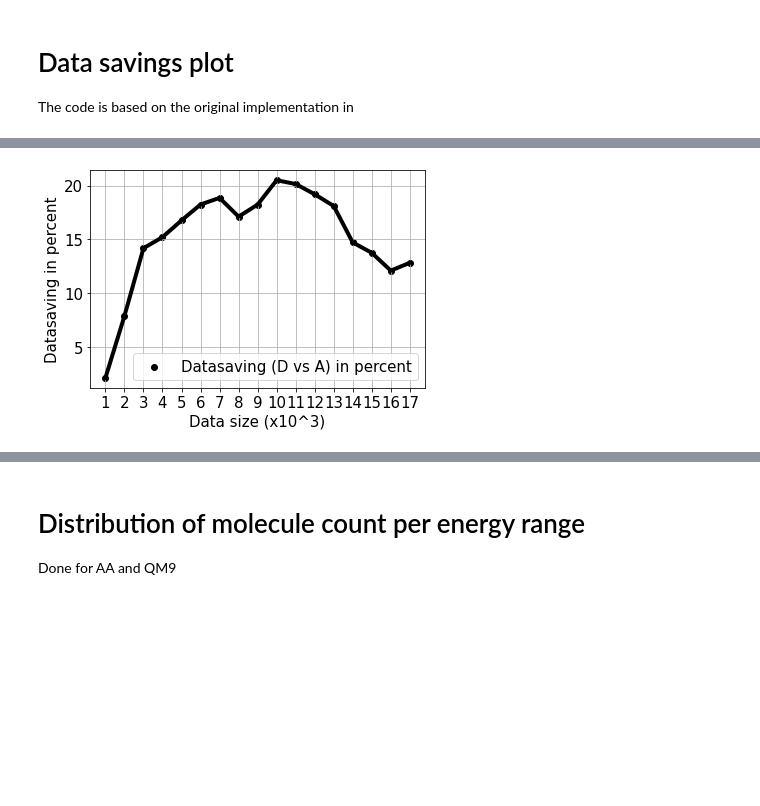
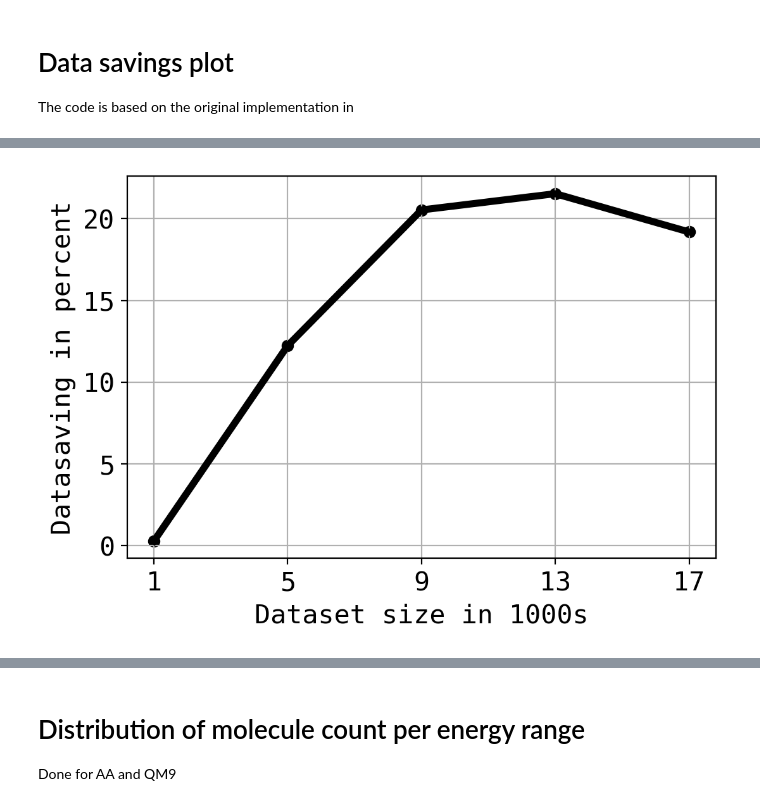
Before and after one commit to kunalghosh/Multi_Fidelity_Prediction_GP, a Jupyter notebook: mfgp/task1_new/puhti_runs/MakePlots.ipynb, the cells around one changed output, grey strips where cells are left out. Saved outputs shown, nothing was run; the diff lists cells and outputs as text; code cells hidden in the pictures; blank space fills up the shorter version.

```diff
--- a/mfgp/task1_new/puhti_runs/MakePlots.ipynb
+++ b/mfgp/task1_new/puhti_runs/MakePlots.ipynb
@@ -75,21 +261,20 @@ def fit_curve_to_data(means, stds, labels, batch_sizes):
 # %%
 def get_data_savings(mean_dict, coeffs, batch_size, batch_sizes):
-    xticks = [_ for _ in range(0,17,batch_size)]
+    # xticks = [_ for _ in range(0,17,batch_size)]
     data_saving = []
     a,b,c,d = coeffs['D']
     for y, batch_size in zip(mean_dict['A'], batch_sizes):
         x = c * (-1 + (a-d)/(y-d))**(1./b)
-        xticks.append(x)
+        # xticks.append(x)
         data_saving.append(batch_size - x)
 
-    xticks.sort()
-    xticks_str = []
-    for idx, x in enumerate(xticks):
-        if x in batch_sizes:
-            xticks_str.append(" ")
-        else:
-            xticks_str.append("%.2f" % x)
-
+#     xticks.sort()
+#     xticks_str = []
+#     for idx, x in enumerate(xticks):
+#         if x in batch_sizes:
+#             xticks_str.append(" ")
+#         else:
+#             xticks_str.append("%.2f" % x)
     return data_saving
 
 # get_data_savings(mean_dict, coeffs, batch_size, batch_sizes)
@@ -101,63 +286,41 @@ import matplotlib
 %matplotlib inline
 from matplotlib import pyplot as plt
 
-def plot_data_savings(strategy_a_file, strategy_d_file, batch_size):
+def plot_data_savings(strategy_a_file, strategy_d_file, batch_size, percentage=False):
     aa_a = pd.read_csv(strategy_a_file)
     aa_d = pd.read_csv(strategy_d_file)
 
-    # formatting plots
-    font = {'family' : 'normal', 'size'   : 15}
-    lines = {"linewidth": 4}
+    set_mpl_params(matplotlib)
 
-    matplotlib.rc('font', **font)
-    matplotlib.rc('lines', **lines)
+    labs, labels = get_labels()
 
-    batch_sizes = np.arange(0,17,batch_size) + 1
-
-    labels = "A B C D E F G".split(" ")
-    labs = [[_] for _ in labels]
-
-    aa_a_means = aa_a.mean_vals.to_numpy()
-    aa_d_means = aa_d.mean_vals.to_numpy()
-
-    aa_a_stds = aa_a.std_vals.to_numpy()
-    aa_d_stds = aa_d.std_vals.to_numpy()
-
-
-    stds = [aa_a_stds,
-         [],
-         [],
-         aa_d_stds,
-         [],
-         [],
-         []]
-
-    means = [aa_a_means,
-         [],
-         [],
-         aa_d_means,
-         [],
-         [],
-         []]
+    means, stds, batch_sizes = get_means_stds_batchsize(aa_a, aa_d)
+    # print(means[0], means[3], batch_sizes)
 
     coeffs, mean_dict = fit_curve_to_data(means, stds, labels, batch_sizes)
+    # print(coeffs)
     data_saving = get_data_savings(mean_dict, coeffs, batch_size, batch_sizes)
 
     data_saving = np.array(data_saving)
     batch_sizes = np.array(batch_sizes)
 
-    savings_in_percent = 100 * data_saving / batch_sizes
-    plt.plot(batch_sizes, savings_in_percent, color="k")
-    plt.scatter(batch_sizes, savings_in_percent, color="k", label="Datasaving (D vs A) in percent")
+    print(data_saving)
+    if percentage:
+        data_saving = 100 * data_saving / (batch_sizes)
+
+    plt.plot(batch_sizes, data_saving, color="k")
+    plt.scatter(batch_sizes, data_saving, color="k")#, label="Datasaving (D vs A) in percent")
     plt.xscale("linear")
-    plt.legend()
+    # plt.legend()
     plt.xticks(batch_sizes)
-    plt.xlabel("Data size (x10^3)")
+    plt.xlabel("Dataset size in 1000s")
     plt.ylabel("Datasaving in percent")
     plt.grid()
+    return data_saving, batch_sizes
 
 os.chdir("/projappl/project_2000382/ghoshkun/code/Multi_Fidelity_Prediction_GP/mfgp/task1_new/puhti_runs")
-plot_data_savings(strategy_a_file = "csv_files/Active_learning_results - AA_A_1k.csv",
-                  strategy_d_file = "csv_files/Active_learning_results - AA_D_1k.csv",
-                  batch_size=1) # 1 for 1k, 2 for 2k etc
+plot_data_savings(strategy_a_file = "csv_files/Active_learning_results - AA_A_4k.csv",
+                  strategy_d_file = "csv_files/Active_learning_results - AA_D_4k.csv",
+                  batch_size=1,
+                  percentage=True) # 1 for 1k, 2 for 2k etc
 # %% [output]
@@ -165 +331 @@ findfont: Font family ['normal'] not found. Falling back to DejaVu Sans.
-[figure, old version]
+[figure, new version]
```
Also changed, not shown: parts of 44 cells of this notebook, 1 other file.
